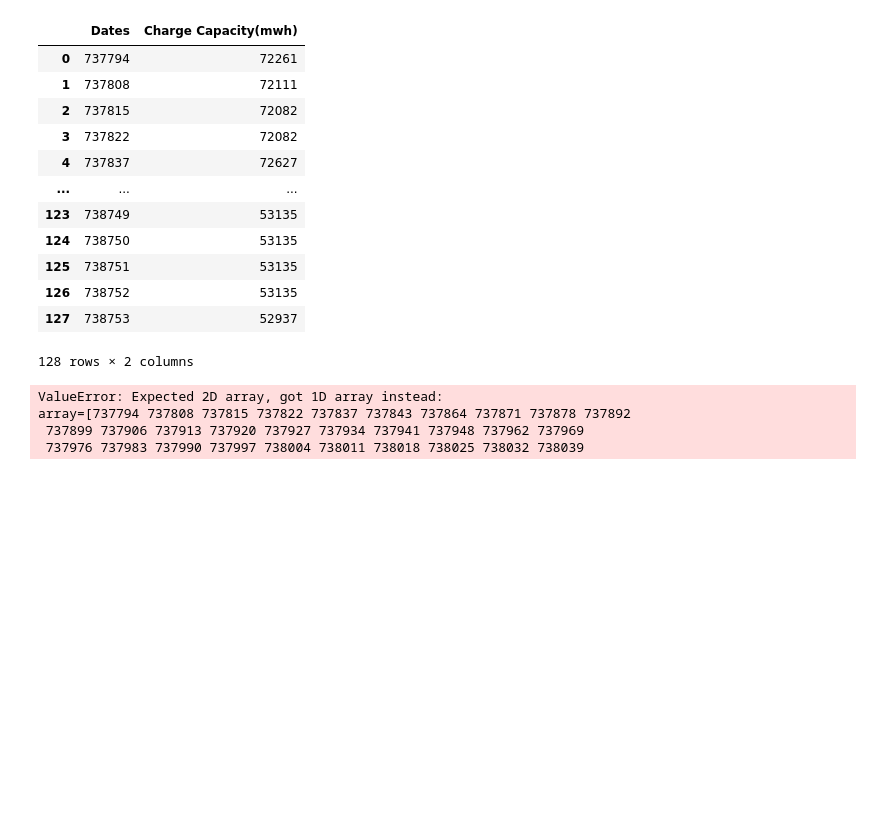
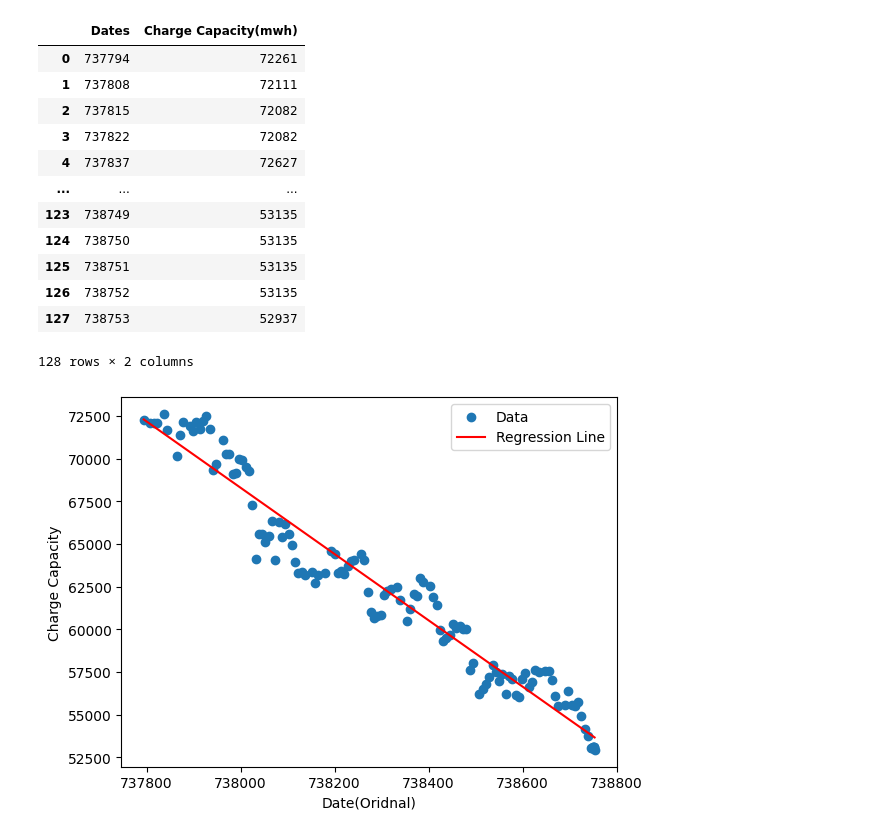
Before and after one commit to jyeh2/Laptop_Battery_Life_Regression, a Jupyter notebook: file_scraper.ipynb, the cells around one changed output. Cells and saved outputs as stored; diff of their text form; code cells hidden in the pictures; blank space fills up the shorter version.

```diff
--- a/file_scraper.ipynb
+++ b/file_scraper.ipynb
@@ -62,7 +62,7 @@ if charge_capacity_all:
 
     for charge in charge_capacity_new:
         mwh = charge.prettify()
-        charge_capacity_list.append(get_numbers_only(mwh,"mwh"))
+        charge_capacity_list.append(int(get_numbers_only(mwh,"mwh")))
 
 else:
     print("not found the mw class... please double check")
@@ -145,13 +147,20 @@ df['Dates'] = df['Dates'].map(dt.datetime.toordinal)#Lin. Regression doesn't wor
 128 rows × 2 columns
 # %%
 from sklearn.linear_model import LinearRegression
+import matplotlib.pyplot as plt
 
-x = df.get("Dates").toarray
+x = np.array(df.get("Dates")).reshape(-1, 1)
 y = df.get("Charge Capacity(mwh)")
 model = LinearRegression()
 model.fit(x,y)
+
+plt.scatter(x, y, label="Data")
+
+plt.plot(x, model.predict(x), color='red', label="Regression Line")
+#figsize=(8, 100)
+plt.xlabel("Date(Oridnal)")
+plt.ylabel("Charge Capacity")
+plt.legend()
+plt.show()
 # %% [output]
-ValueError: Expected 2D array, got 1D array instead:
-array=[737794 737808 737815 737822 737837 737843 737864 737871 737878 737892
- 737899 737906 737913 737920 737927 737934 737941 737948 737962 737969
- 737976 737983 737990 737997 738004 738011 738018 738025 738032 738039
+[figure, added]
```
Also changed, not shown: parts of 2 cells of this notebook.
